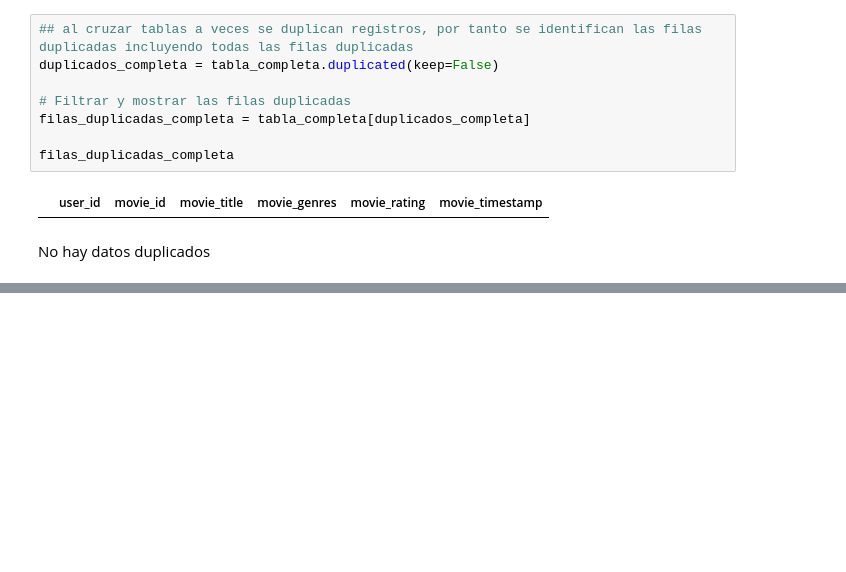
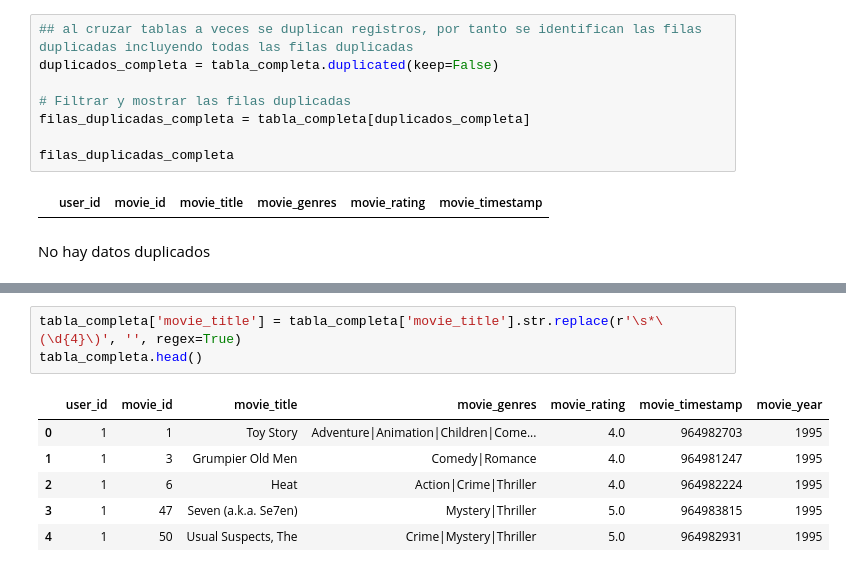
Before and after one commit to Mateoz18/ANALITICA3, a Jupyter notebook: Trabajo Marketing/1. Limpieza y preprocesamiento de datos.ipynb, the cells around one changed output, grey strips where cells are left out. Drawn from its saved outputs; the diff is of its cells as text; blank space fills up the shorter version.

```diff
--- a/Trabajo Marketing/1. Limpieza y preprocesamiento de datos.ipynb
+++ b/Trabajo Marketing/1. Limpieza y preprocesamiento de datos.ipynb
@@ -401,0 +410,10 @@ No hay datos duplicados
+# %%
+tabla_completa['movie_title'] = tabla_completa['movie_title'].str.replace(r'\s*\(\d{4}\)', '', regex=True)
+tabla_completa.head()
+# %% [output]
+|  | user_id | movie_id | movie_title | movie_genres | movie_rating | movie_timestamp | movie_year |
+| 0 | 1 | 1 | Toy Story | Adventure|Animation|Children|Come... | 4.0 | 964982703 | 1995 |
+| 1 | 1 | 3 | Grumpier Old Men | Comedy|Romance | 4.0 | 964981247 | 1995 |
+| 2 | 1 | 6 | Heat | Action|Crime|Thriller | 4.0 | 964982224 | 1995 |
+| 3 | 1 | 47 | Seven (a.k.a. Se7en) | Mystery|Thriller | 5.0 | 964983815 | 1995 |
+| 4 | 1 | 50 | Usual Suspects, The | Crime|Mystery|Thriller | 5.0 | 964982931 | 1995 |
```
Also changed, not shown: parts of 4 cells of this notebook, 1 other file.
